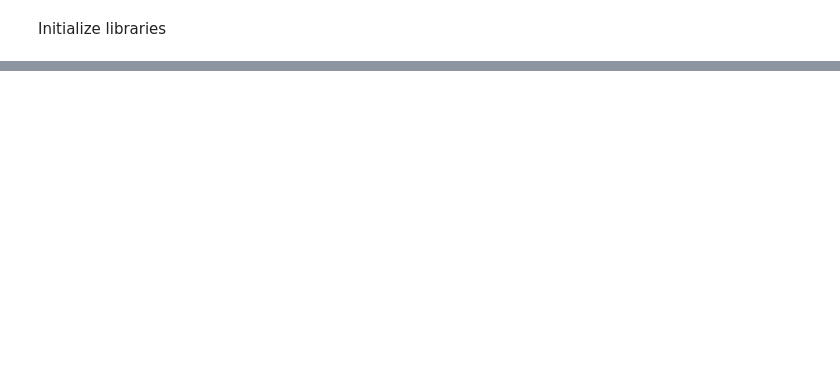
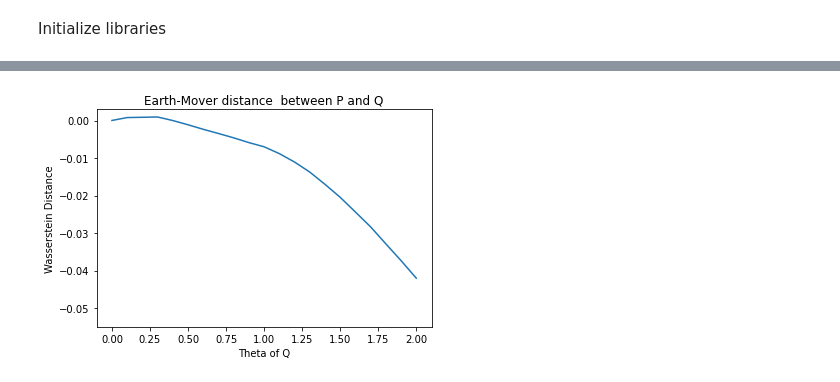
Before and after one commit to im-ant/IFT6135-rep-learning, a Jupyter notebook: A3-generative-models/q2-5_f-distance.ipynb, the cells around one changed output, grey strips where cells are left out. Saved outputs shown, nothing was run; the diff lists cells and outputs as text; code cells hidden in the pictures; blank space fills up the shorter version.

Commit message:
generated plots for q2-5

```diff
--- a/A3-generative-models/q2-5_f-distance.ipynb
+++ b/A3-generative-models/q2-5_f-distance.ipynb
@@ -390,0 +174,6 @@ log p(x): -95.33135223388672
+# %%
+model = Critic(2)
+optim = torch.optim.SGD(model.parameters(), lr=1e-3)
+
+# Regularizaiton constant
+lambda_reg_lp = 50  # Recommended hyper parameters for the lipschitz regularizer.
@@ -390,0 +182,29 @@ log p(x): -95.33135223388672
+# %%
+theta_list = []
+sqhel_list = []
+wassd_list = []
+
+for theta in np.arange(0, 2.01, 0.1):
+  # Samplers
+  sampler1 = iter(distribution1(0, batch_size=512))
+  sampler2 = iter(distribution1(theta, batch_size=512))
+
+  # Get sample tensors
+  x_P = torch.tensor(next(sampler1), dtype=torch.float,
+                     requires_grad=False)
+  y_Q = torch.tensor(next(sampler2), dtype=torch.float,
+                      requires_grad=False)
+
+
+  # ==
+  # Evaluate Squared Hellinger distance
+  cur_sh = vf_squared_hellinger(x_P, y_Q, model)
+
+  # ==
+  # Evaluate Earth-Mover distance
+  cur_wd = vf_wasserstein_distance(x_P, y_Q, model)
+
+  # Save
+  theta_list.append(theta.item())
+  sqhel_list.append(cur_sh.item())
+  wassd_list.append(cur_wd.item())
@@ -390,0 +222,9 @@ log p(x): -95.33135223388672
+# %%
+sns.lineplot(x=theta_list, y=wassd_list)
+plt.title('Earth-Mover distance  between P and Q')
+plt.xlabel('Theta of Q')
+plt.ylabel('Wasserstein Distance')
+plt.ylim([-0.055, 0.003])
+plt.show()
+# %% [output]
+[figure, added]
```
Also changed, not shown: parts of 30 cells of this notebook.
